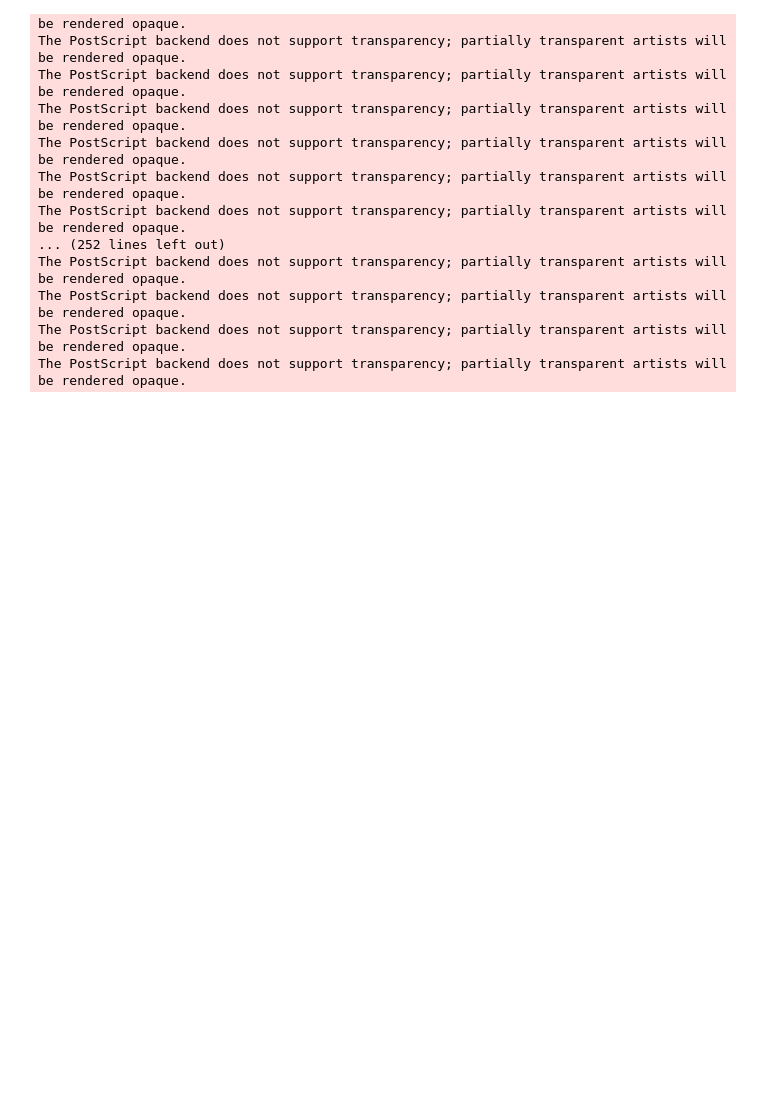
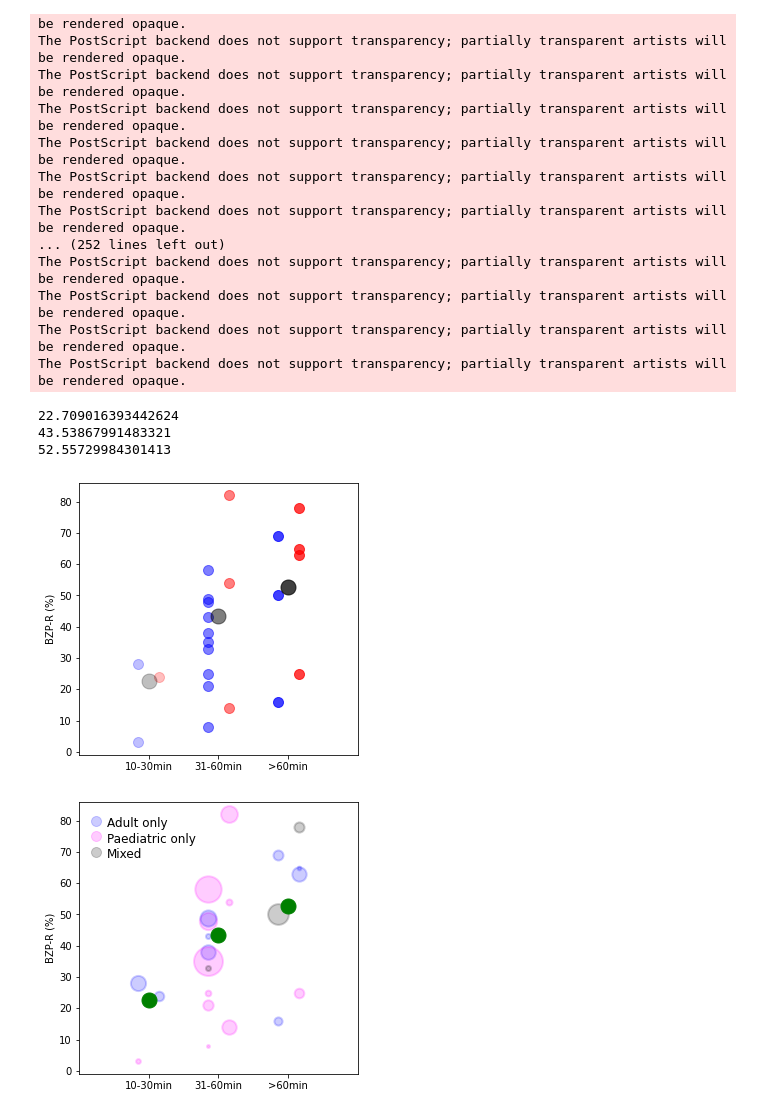
Before and after one commit to richardjburman/bzp_review, a Jupyter notebook: Fig 1/Fig1.ipynb, the cells around one changed output. Saved outputs shown, nothing was run; the diff lists cells and outputs as text; code cells hidden in the pictures; blank space fills up the shorter version.

```diff
--- a/Fig 1/Fig1.ipynb
+++ b/Fig 1/Fig1.ipynb
@@ -96,3 +96,11 @@ The PostScript backend does not support transparency; partially transparent arti
 The PostScript backend does not support transparency; partially transparent artists will be rendered opaque.
 The PostScript backend does not support transparency; partially transparent artists will be rendered opaque.
 The PostScript backend does not support transparency; partially transparent artists will be rendered opaque.
+# %%
+Fig1B, SuppFig1B = bzpR.fig1B(data)
+# %% [output]
+22.709016393442624
+43.53867991483321
+52.55729984301413
+[figure, added]
+[figure, added]
```
Also changed, not shown: 3 other files.
